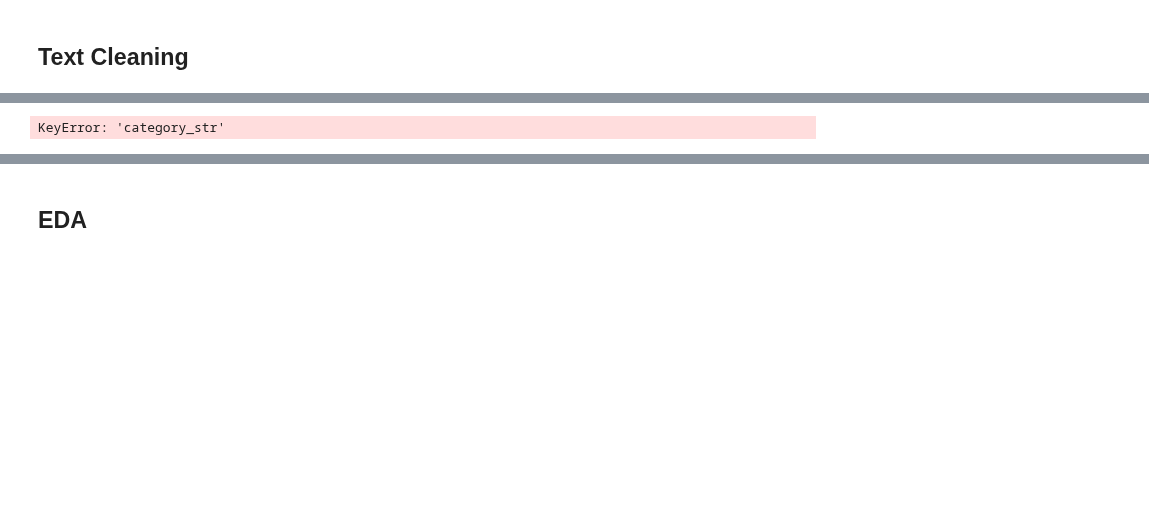
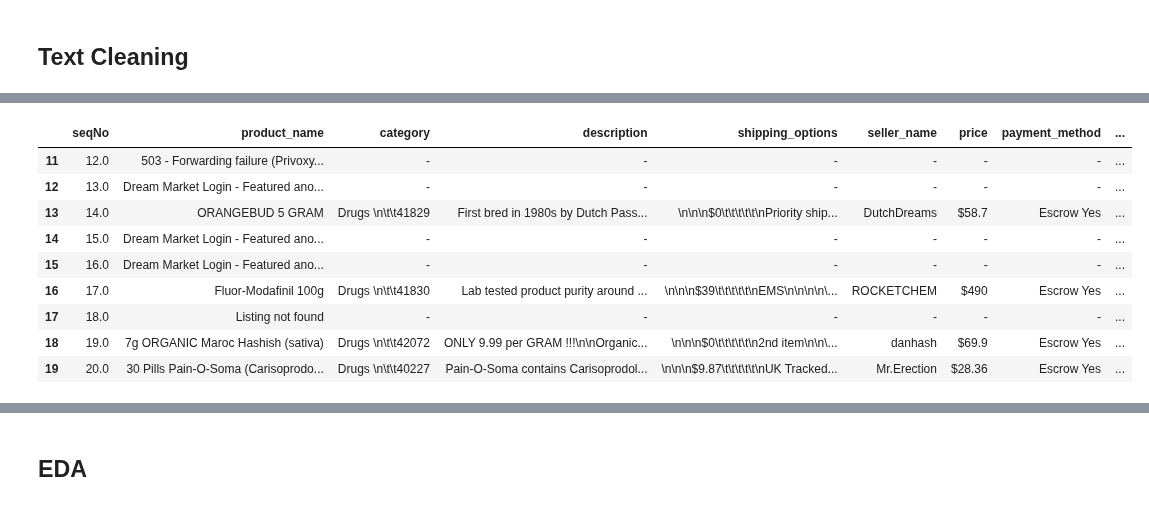
Before and after one commit to Morgan-Sell/darknet-economics, a Jupyter notebook: data_process_feat_eng.ipynb, the cells around one changed output, grey strips where cells are left out. Cells and saved outputs as stored; diff of their text form; code cells hidden in the pictures; blank space fills up the shorter version.

```diff
--- a/data_process_feat_eng.ipynb
+++ b/data_process_feat_eng.ipynb
@@ -63,7 +63,7 @@ keywords: ['-']
 products_v2 = products.drop(cols_to_review, axis=1)
 # %%
 products_v2['is_2016'] = products_v2['idproduct'].isnull()
-products['year_sold'] = products_v2['is_2016'].apply(lambda x: 2016 if True else 2017)
+products_v2['year_offered'] = products_v2['is_2016'].apply(lambda x: 2016 if True else 2017)
 products_v2.drop('is_2016', axis=1, inplace=True)
 products_v2['adj_price'] = products_v2['price'].apply(lambda x: utils.convert_price_to_float(x))
 # %%
@@ -73,10 +73,10 @@ products_v2['category_revised'] = products_v2['category_revised'].str.replace('\
 products_v2['category_str'] = products_v2['category_revised'].str.findall(r'[a-zA-Z ]')
 
 products_v2['category_str'] = products_v2['category_str'].apply(lambda x: ''.join(x))
+products_v2['category_str'] = products_v2['category_str'].apply(lambda x: utils.replace_empty_cell_with_nan(x))
 products_v2['category_num'] = products_v2['category_revised'].str.findall(r'[0-9 ]')
 products_v2['category_num'] = products_v2['category_num'].apply(lambda x: ''.join(x).replace(' ', ''))
+products_v2['category_num'] = products_v2['category_num'].apply(lambda x: utils.replace_empty_cell_with_nan(x))
-# %%
-products_v2['category_revised'] = products_v2['category_revised'].apply(lambda x: utils.replace_dash_with_nan(x))
 # %%
 products_v2.head()
 # %% [output]
@@ -86,13 +86,6 @@ products_v2.head()
 | 2 | 3.0 | Dream Market Login - Featured ano... | - | - | - | - | - | - | ... |
 | 3 | 4.0 | Every drug available on request | Drugs \n\t\t41804 | Every kind of medicine I can arra... | - | Hectorstuff | $1 | Escrow Yes | ... |
 | 4 | 5.0 | Debug, Learn how crack windows | Digital Goods \n\t\t29334 | Debug, Learn how crack windows | - | darkmarket | $1 | Escrow Yes | ... |
-# %%
-#products['ship_from_proper'] = products['ship_from'].apply(lambda x: x.title())
-products['ship_to_proper'] = products['ship_to'].apply(lambda x: x.title())
-products['category_str'].fillna(' ', inplace=True)
-products['category_num'].fillna(' ', inplace=True)
-# %% [output]
-KeyError: 'category_str'
 # %%
-products['shipping_options_revised'] = products['shipping_options'].str.replace(r'\n', ' ')
-products['shipping_options_revised'] = products['shipping_options_revised'].str.replace('\t', ' ')
+products_v2['shipping_options_revised'] = products_v2['shipping_options'].str.replace(r'\n', ' ')
+products_v2['shipping_options_revised'] = products_v2['shipping_options_revised'].str.replace('\t', ' ')
@@ -100,0 +92,13 @@ products.head()
+# %%
+products_v2.iloc[11:20, :]
+# %% [output]
+|  | seqNo | product_name | category | description | shipping_options | seller_name | price | payment_method | ... |
+| 11 | 12.0 | 503 - Forwarding failure (Privoxy... | - | - | - | - | - | - | ... |
+| 12 | 13.0 | Dream Market Login - Featured ano... | - | - | - | - | - | - | ... |
+| 13 | 14.0 | ORANGEBUD 5 GRAM | Drugs \n\t\t41829 | First bred in 1980s by Dutch Pass... | \n\n\n$0\t\t\t\t\t\nPriority ship... | DutchDreams | $58.7 | Escrow Yes | ... |
+| 14 | 15.0 | Dream Market Login - Featured ano... | - | - | - | - | - | - | ... |
+| 15 | 16.0 | Dream Market Login - Featured ano... | - | - | - | - | - | - | ... |
+| 16 | 17.0 | Fluor-Modafinil 100g | Drugs \n\t\t41830 | Lab tested product purity around ... | \n\n\n$39\t\t\t\t\t\nEMS\n\n\n\n\... | ROCKETCHEM | $490 | Escrow Yes | ... |
+| 17 | 18.0 | Listing not found | - | - | - | - | - | - | ... |
+| 18 | 19.0 | 7g ORGANIC Maroc Hashish (sativa) | Drugs \n\t\t42072 | ONLY 9.99 per GRAM !!!\n\nOrganic... | \n\n\n$0\t\t\t\t\t\n2nd item\n\n\... | danhash | $69.9 | Escrow Yes | ... |
+| 19 | 20.0 | 30 Pills Pain-O-Soma (Carisoprodo... | Drugs \n\t\t40227 | Pain-O-Soma contains Carisoprodol... | \n\n\n$9.87\t\t\t\t\t\nUK Tracked... | Mr.Erection | $28.36 | Escrow Yes | ... |
```
Also changed, not shown: parts of 2 cells of this notebook, 1 other file.
